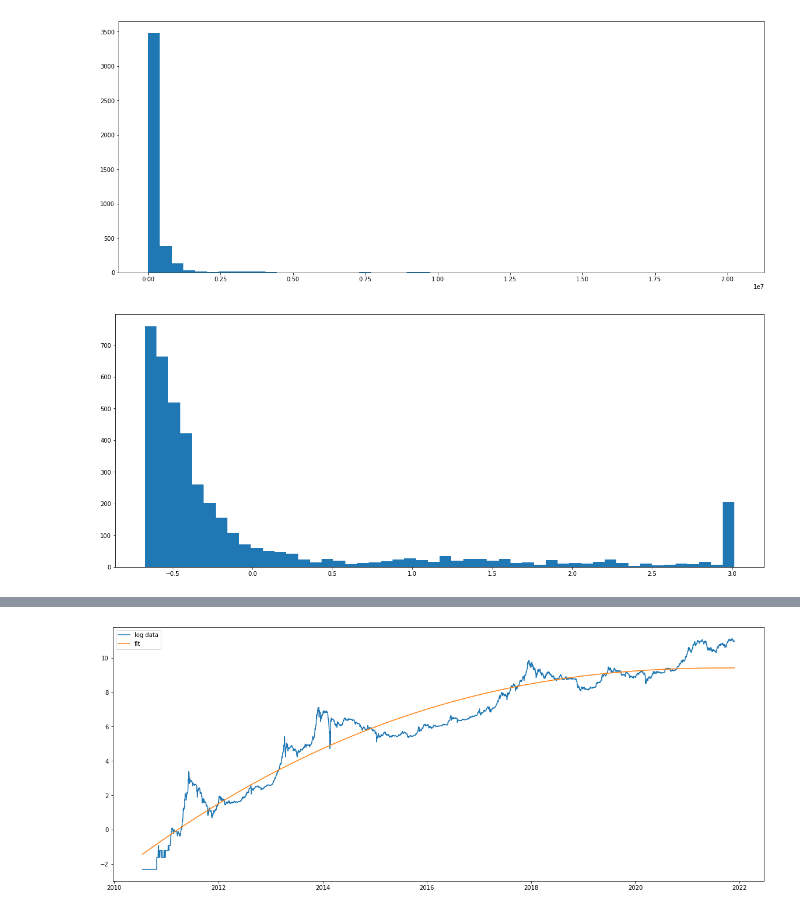
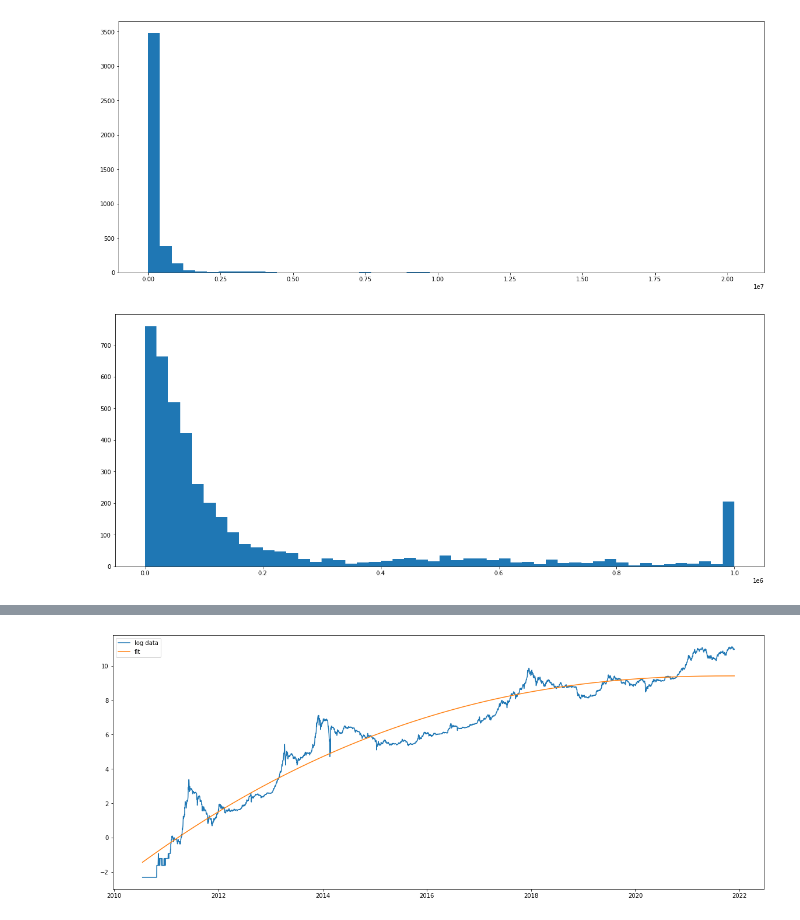
Before and after one commit to FreeLike76/KpiDataScience, a Jupyter notebook: Lab5/ds5_main.ipynb, the cells around one changed output, grey strips where cells are left out. Drawn from its saved outputs; the diff is of its cells as text; code cells hidden in the pictures.

```diff
--- a/Lab5/ds5_main.ipynb
+++ b/Lab5/ds5_main.ipynb
@@ -107,9 +107,8 @@ plt.show()
 # %%
 # clip volume and normalize
 df["volume"] = np.clip(df["volume"], 0, 1000000)
-df["volume_norm"] = (df["volume"] - df["volume"].mean())/df["volume"].std()
 
-plt.hist(df["volume_norm"], bins=50)
+plt.hist(df["volume"], bins=50)
 plt.show()
 # %% [output]
-[figure, old version]
+[figure, new version]
```
Also changed, not shown: parts of 14 cells of this notebook, 2 other files.
